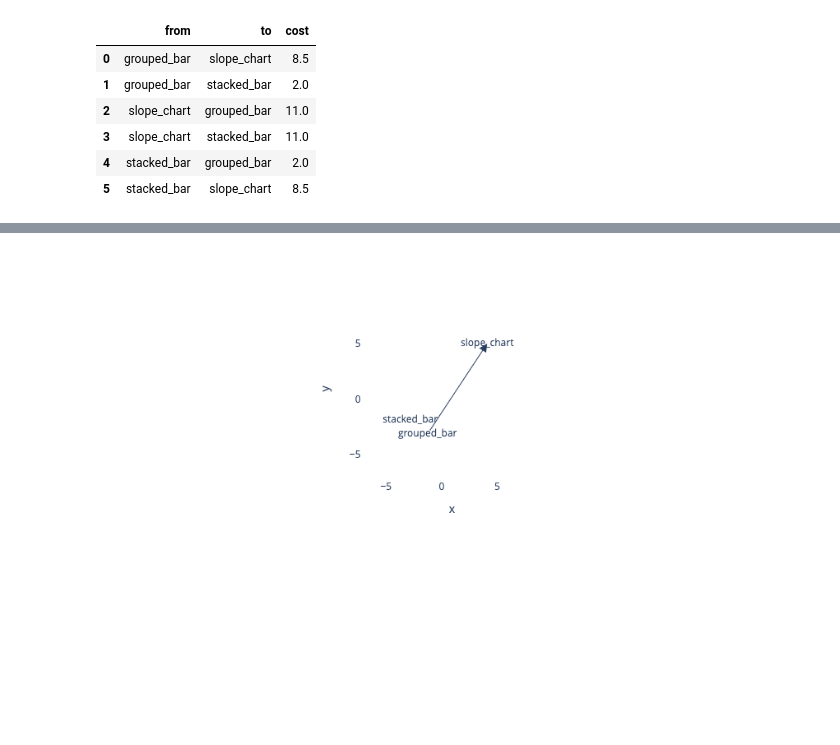
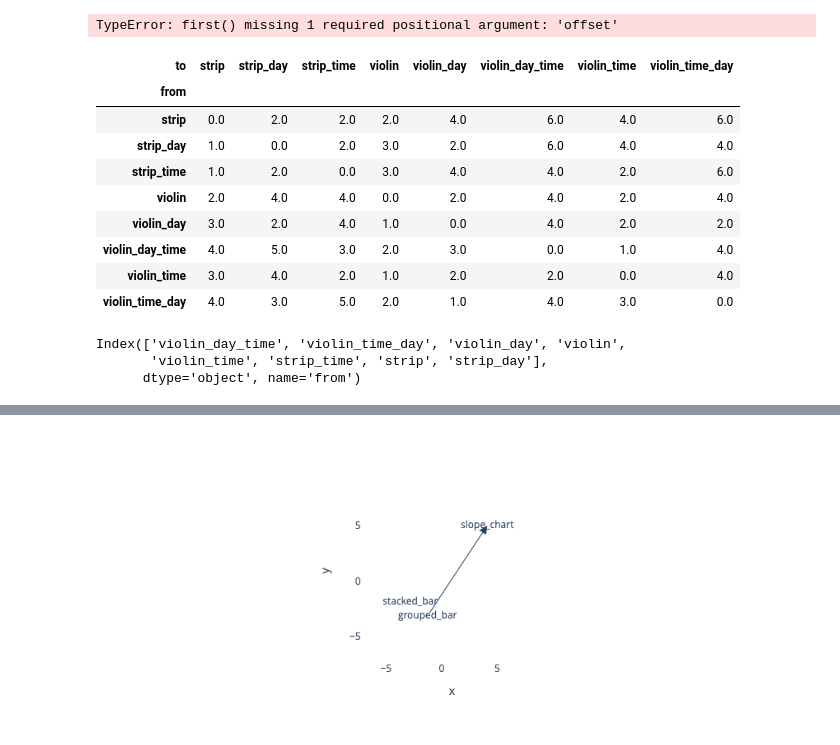
Before and after one commit to notascope/notascope, a Jupyter notebook: analysis.ipynb, the cells around one changed output, grey strips where cells are left out. Cells and saved outputs as stored; diff of their text form; code cells hidden in the pictures; blank space fills up the shorter version.

```diff
--- a/analysis.ipynb
+++ b/analysis.ipynb
@@ -2,17 +2,6 @@
 import plotly.express as px
 import pandas as pd
 import plotly.graph_objects as go
-# %%
-df = pd.read_csv("results/px/costs.csv", names=["from", "to", "cost"])
-df
-# %% [output]
-|  | from | to | cost |
-| 0 | grouped_bar | slope_chart | 8.5 |
-| 1 | grouped_bar | stacked_bar | 2.0 |
-| 2 | slope_chart | grouped_bar | 11.0 |
-| 3 | slope_chart | stacked_bar | 11.0 |
-| 4 | stacked_bar | grouped_bar | 2.0 |
-| 5 | stacked_bar | slope_chart | 8.5 |
 # %%
 
 df = pd.read_csv("results/px/costs.csv", names=["from", "to", "cost"])
@@ -28,0 +10,23 @@ emb_df = pd.DataFrame(embedding, index=order, columns=["x", "y"])
+# %%
+df[(df["from"] == 'strip_time') &  (df["to"] == 'strip_day')]["cost"].first()
+# %% [output]
+TypeError: first() missing 1 required positional argument: 'offset'
+# %%
+square
+# %% [output]
+| to | strip | strip_day | strip_time | violin | violin_day | violin_day_time | violin_time | violin_time_day |
+| from |  |  |  |  |  |  |  |  |
+| strip | 0.0 | 2.0 | 2.0 | 2.0 | 4.0 | 6.0 | 4.0 | 6.0 |
+| strip_day | 1.0 | 0.0 | 2.0 | 3.0 | 2.0 | 6.0 | 4.0 | 4.0 |
+| strip_time | 1.0 | 2.0 | 0.0 | 3.0 | 4.0 | 4.0 | 2.0 | 6.0 |
+| violin | 2.0 | 4.0 | 4.0 | 0.0 | 2.0 | 4.0 | 2.0 | 4.0 |
+| violin_day | 3.0 | 2.0 | 4.0 | 1.0 | 0.0 | 4.0 | 2.0 | 2.0 |
+| violin_day_time | 4.0 | 5.0 | 3.0 | 2.0 | 3.0 | 0.0 | 1.0 | 4.0 |
+| violin_time | 3.0 | 4.0 | 2.0 | 1.0 | 2.0 | 2.0 | 0.0 | 4.0 |
+| violin_time_day | 4.0 | 3.0 | 5.0 | 2.0 | 1.0 | 4.0 | 3.0 | 0.0 |
+# %%
+order[seriate(pdist(square.values.T))]
+# %% [output]
+Index(['violin_day_time', 'violin_time_day', 'violin_day', 'violin',
+       'violin_time', 'strip_time', 'strip', 'strip_day'],
+      dtype='object', name='from')
```
Also changed, not shown: parts of 2 cells of this notebook, 13 other files.
